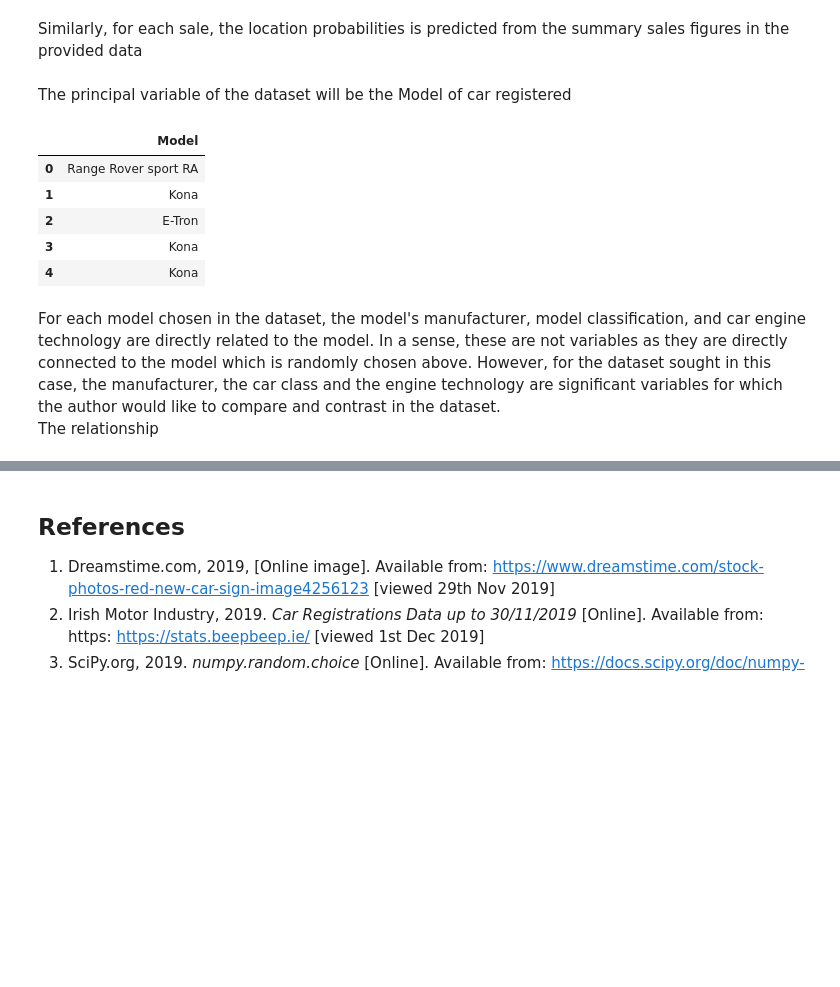
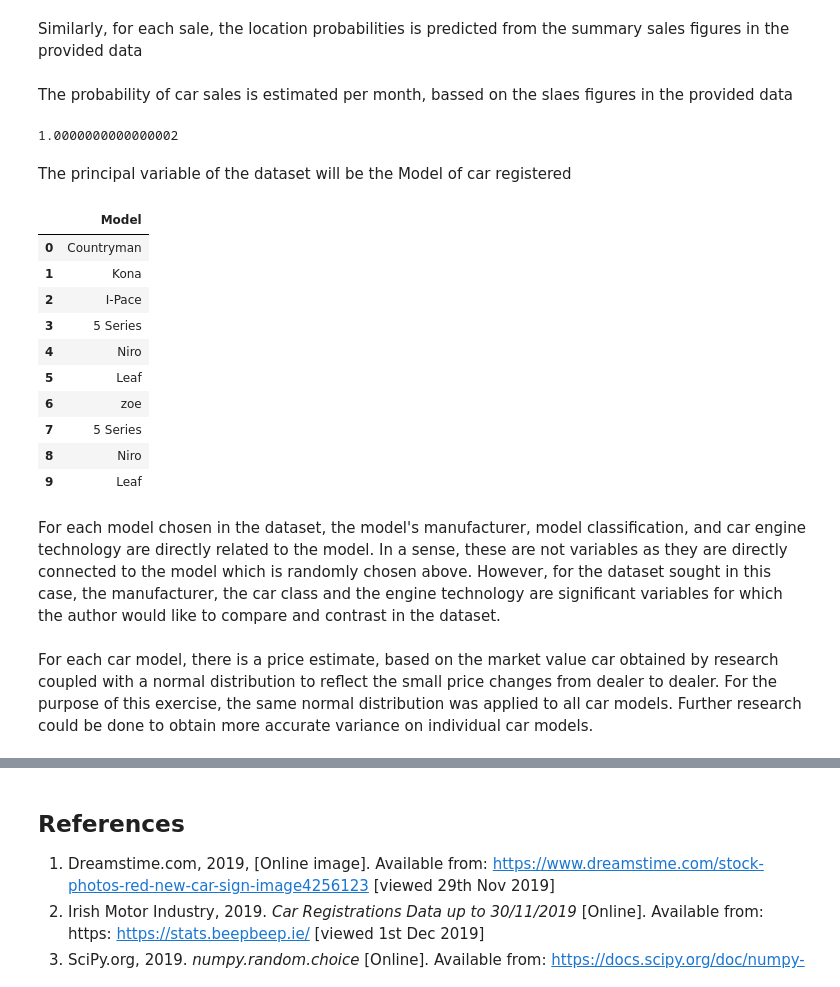
Before and after one commit to BarryClarke/Create-a-Data-set-Project-Autumn-2019, a Jupyter notebook: New Electric car sales.ipynb, the cells around one changed output, grey strips where cells are left out. Saved outputs shown, nothing was run; the diff lists cells and outputs as text; code cells hidden in the pictures; blank space fills up the shorter version.

Commit message:
Added new columns for Price and Month of purchase. only arbitary prices for now. Need to research realistic prices per model

```diff
--- a/New Electric car sales.ipynb
+++ b/New Electric car sales.ipynb
@@ -35,9 +36,9 @@ The below data is based on the summary data for the registrations of hybrid and
 Prior to structuring and filling the dataset, it is necessary to list all possible options within each variable.
 # %%
 # List of options within each variable
-model = ['Leaf', 'Kona', 'Niro', 'zoe', 'E-Golf', 'Outlander', 'Range Rover sport RA', 'Ioniq', 'I3', '5 Series', 'XC90',
-        '3 Series', 'Soul', 'Countryman', 'Model S', 'XC60', 'E-Tron', 'I-Pace', 'Range Rover', 'Model 3', 'Model X',
-       'S90', 'Prius', 'Panamera', 'Mondeo', '2 Series', 'Range Rover Evoque R', 'EQC', 'E Class', 'Evalia', '7 Series',
+model = ['Leaf', 'Kona', 'Niro', 'zoe', 'E-Golf', 'Outlander', 'RR Sport RA', 'Ioniq', 'I3', '5 Series', 'XC90',
+        '3 Series', 'Soul', 'Countryman', 'Model S', 'XC60', 'E-Tron', 'I-Pace', 'RR', 'Model 3', 'Model X',
+       'S90', 'Prius', 'Panamera', 'Mondeo', '2 Series', 'RR Evoque R', 'EQC', 'E Class', 'Evalia', '7 Series',
        'Passat', 'Twizy', 'C Class', 'A7', 'V90', 'Cayenne']
 make = ['Nissan', 'Hyundai', 'Kia', 'Renault', 'Volkswagon', 'Mitsubishi', 'Land Rover', 'Hyundai', 'BMW', 'Volvo', 'Mini',
        'Tesla', 'Audi', 'Jaguar', 'Toyota', 'Porsche', 'Ford', 'Mercedez-Benz']
@@ -45,6 +46,7 @@ technology = ['Hybrid/Diesel', 'Hybrid/Petrol', 'Electric']
 classification = ['Small', 'Medium', 'Large', 'SUV']
 Price = ['Whatever']
 location = ['Dublin', 'Meath', 'Louth', 'Kildare', 'Wicklow', 'Wexford', 'Carlow']
+month = ['January', 'February', 'March', 'April', 'May', 'June', 'July', 'August', 'September', 'October', 'November', 'December']
 colour = ['Black', 'White', 'Red', 'Silver', 'Navy', 'Other']
 gender = ['Male', 'Female']
 scrappage = ['Yes', 'No']
@@ -62,20 +64,37 @@ Similarly, for each sale, the location probabilities is predicted from the summa
 # %%
 # Probabilities of location where car is registered
 p2=[0.728, 0.057, 0.033, 0.076, 0.057, 0.034, 0.015]
+# %% [markdown]
+The probability of car sales is estimated per month, bassed on the slaes figures in the provided data
+# %%
+# Probabilities of what month the car was registered
+p3=[0.23, 0.11, 0.1, 0.1, 0.06, 0.03, 0.19, 0.06, 0.03, 0.06, 0.03, 0]
+#p3 = np.array(p3)
+#p3 /= p3.sum()
+sum(p3)
+# %% [output]
+1.0000000000000002
 # %% [markdown]
 The principal variable of the dataset will be the Model of car registered
 # %%
 # Create a dataset containing 1000 hybrid or electric cars listed in 'Model' above with probabilities 'P1' also listed above
-Cars = pd.DataFrame({'Model': np.random.choice(model, 10, p=p1)})
-# View the head of the dataset
-Cars.head()
+Cars = pd.DataFrame({'Model': np.random.choice(model, 1000, p=p1)})
+# View the first 10 rows of the dataset
+Cars.head(10)
 # %% [output]
 |  | Model |
-| 0 | Range Rover sport RA |
+| 0 | Countryman |
 | 1 | Kona |
-| 2 | E-Tron |
-| 3 | Kona |
-| 4 | Kona |
+| 2 | I-Pace |
+| 3 | 5 Series |
+| 4 | Niro |
+| 5 | Leaf |
+| 6 | zoe |
+| 7 | 5 Series |
+| 8 | Niro |
+| 9 | Leaf |
 # %% [markdown]
-For each model chosen in the dataset, the model's manufacturer, model classification, and car engine technology are directly related to the model. In a sense, these are not variables as they are directly connected to the model which is randomly chosen above. However, for the dataset sought in this case, the manufacturer, the car class and the engine technology are significant variables for which the author would like to compare and contrast in the dataset.<br> The relationship
+For each model chosen in the dataset, the model's manufacturer, model classification, and car engine technology are directly related to the model. In a sense, these are not variables as they are directly connected to the model which is randomly chosen above. However, for the dataset sought in this case, the manufacturer, the car class and the engine technology are significant variables for which the author would like to compare and contrast in the dataset.
+# %% [markdown]
+For each car model, there is a price estimate, based on the market value car obtained by research coupled with a normal distribution to reflect the small price changes from dealer to dealer. For the purpose of this exercise, the same normal distribution was applied to all car models. Further research could be done to obtain more accurate variance on individual car models.
 # %%
```
Also changed, not shown: parts of 35 cells of this notebook.
